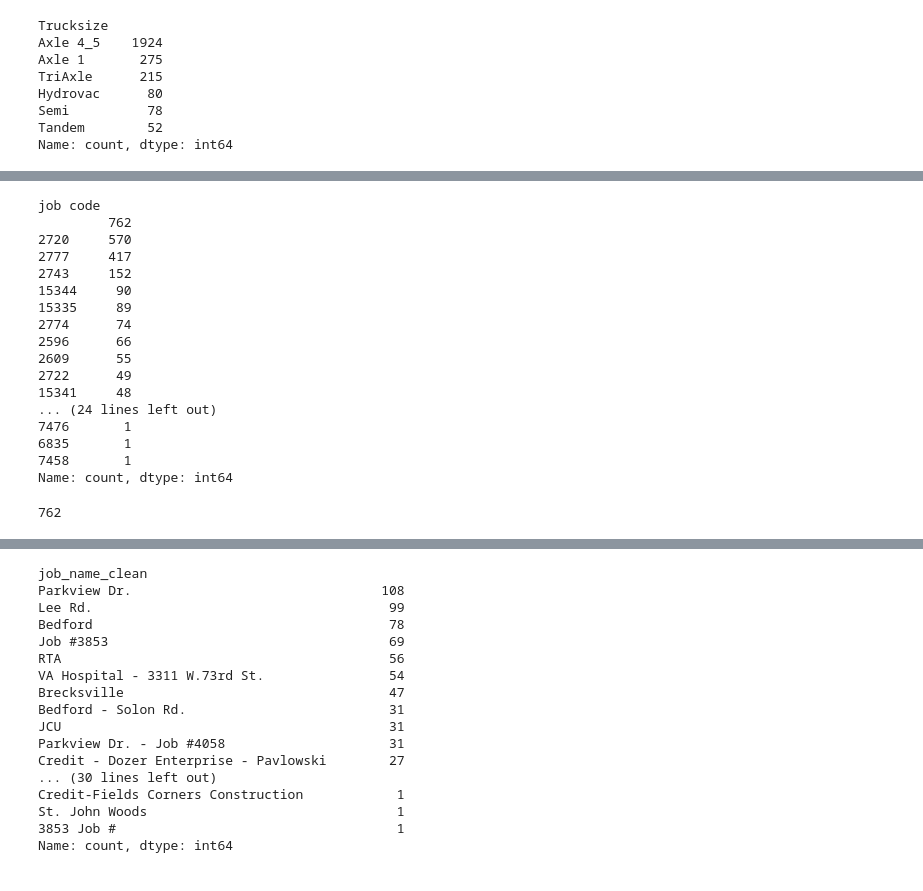
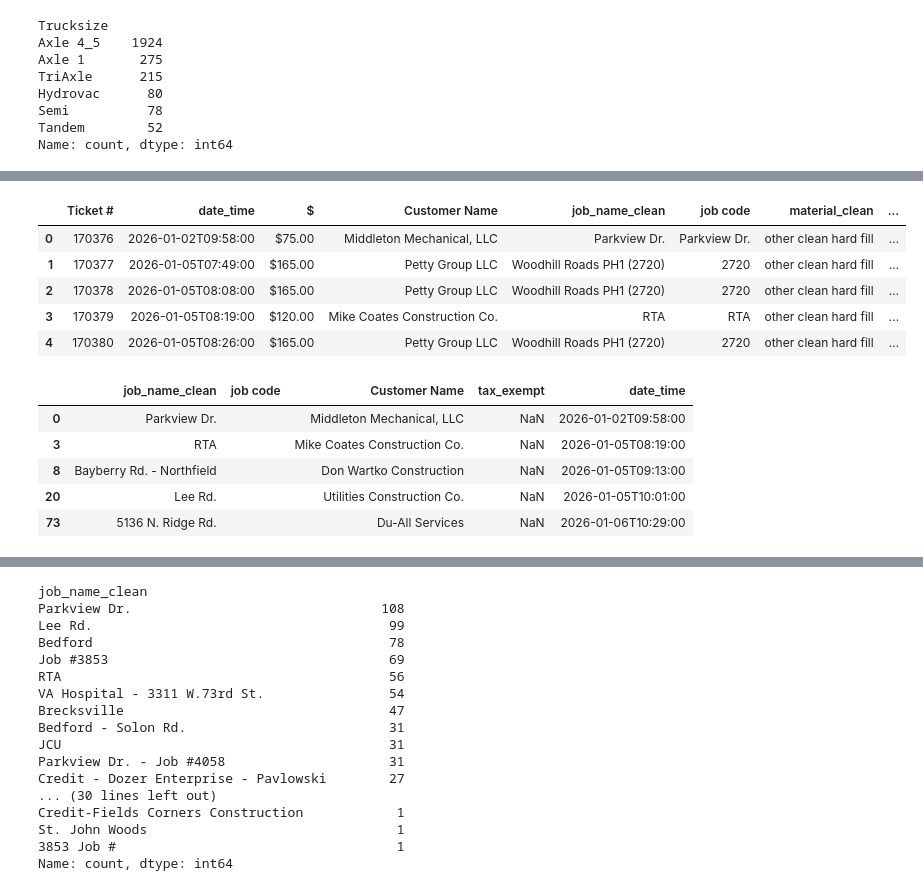
Before and after one commit to Pranava-mre/McCraken-Ticket-System, a Jupyter notebook: database.ipynb, the cells around one changed output, grey strips where cells are left out. Cells and saved outputs as stored; diff of their text form; code cells hidden in the pictures.

```diff
--- a/database.ipynb
+++ b/database.ipynb
@@ -887,2 +877,2 @@ df_customers
 # %%
-df_merged[df_merged['id_cust'].isna()]
+df_merged['tax_exempt'] = df_merged['tax_exempt'].fillna('N')
@@ -929,4 +897,6 @@ Semi          78
 Tandem        52
 Name: count, dtype: int64
 # %%
-df_merged[df_merged['job code'].astype(str).str.strip() == ""]
+mask = df_merged['job code'].astype(str).str.strip() == ""
+
+df_merged.loc[mask, 'job code'] = df_merged.loc[mask, 'job_name_clean']
@@ -946,0 +903,10 @@ df_merged[df_merged['job code'].astype(str).str.strip() == ""]
+# %%
+df_merged['Truck #_clean'] = df_merged['Truck #_clean'].str.upper()
+df_merged.head()
+# %% [output]
+|  | Ticket # | date_time | $ | Customer Name | job_name_clean | job code | material_clean | ... |
+| 0 | 170376 | 2026-01-02T09:58:00 | $75.00 | Middleton Mechanical, LLC | Parkview Dr. | Parkview Dr. | other clean hard fill | ... |
+| 1 | 170377 | 2026-01-05T07:49:00 | $165.00 | Petty Group LLC | Woodhill Roads PH1 (2720) | 2720 | other clean hard fill | ... |
+| 2 | 170378 | 2026-01-05T08:08:00 | $165.00 | Petty Group LLC | Woodhill Roads PH1 (2720) | 2720 | other clean hard fill | ... |
+| 3 | 170379 | 2026-01-05T08:19:00 | $120.00 | Mike Coates Construction Co. | RTA | RTA | other clean hard fill | ... |
+| 4 | 170380 | 2026-01-05T08:26:00 | $165.00 | Petty Group LLC | Woodhill Roads PH1 (2720) | 2720 | other clean hard fill | ... |
@@ -966,27 +953,18 @@ for _, row in df_missing_truck_id.iterrows():
 
 conn.commit()
 cursor.close()
-# %%
-df_merged['job code'].value_counts(dropna=False)
-# %% [output]
-job code
-         762
-2720     570
-2777     417
-2743     152
-15344     90
-15335     89
-2774      74
-2596      66
-2609      55
-2722      49
-15341     48
-... (24 lines left out)
-7476       1
-6835       1
-7458       1
-Name: count, dtype: int64
 # %%
 df_merged_nojobcode = df_merged[df_merged['job code'].astype(str).str.strip() == ""]
+
+df_merged_nojobcode = df_merged_nojobcode[
+    ['job_name_clean','job code','Customer Name','tax_exempt','date_time']
+].drop_duplicates(subset=['job_name_clean', 'Customer Name'])
-# %% [output]
-762
+# %%
+df_merged_nojobcode.head()
+# %% [output]
+|  | job_name_clean | job code | Customer Name | tax_exempt | date_time |
+| 0 | Parkview Dr. |  | Middleton Mechanical, LLC | NaN | 2026-01-02T09:58:00 |
+| 3 | RTA |  | Mike Coates Construction Co. | NaN | 2026-01-05T08:19:00 |
+| 8 | Bayberry Rd. - Northfield |  | Don Wartko Construction | NaN | 2026-01-05T09:13:00 |
+| 20 | Lee Rd. |  | Utilities Construction Co. | NaN | 2026-01-05T10:01:00 |
+| 73 | 5136 N. Ridge Rd. |  | Du-All Services | NaN | 2026-01-06T10:29:00 |
```
Also changed, not shown: parts of 20 cells of this notebook, 2 other files.
